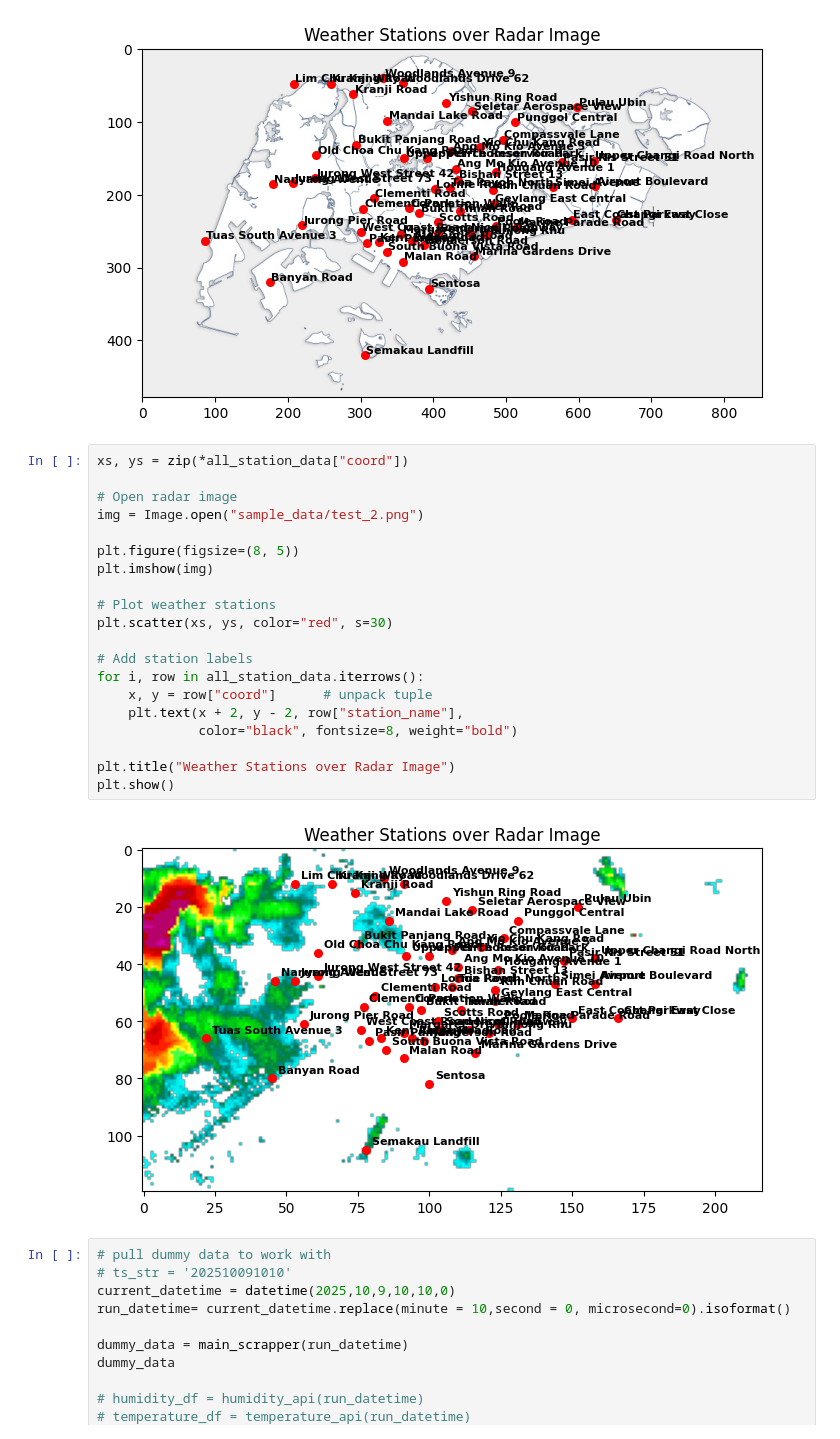
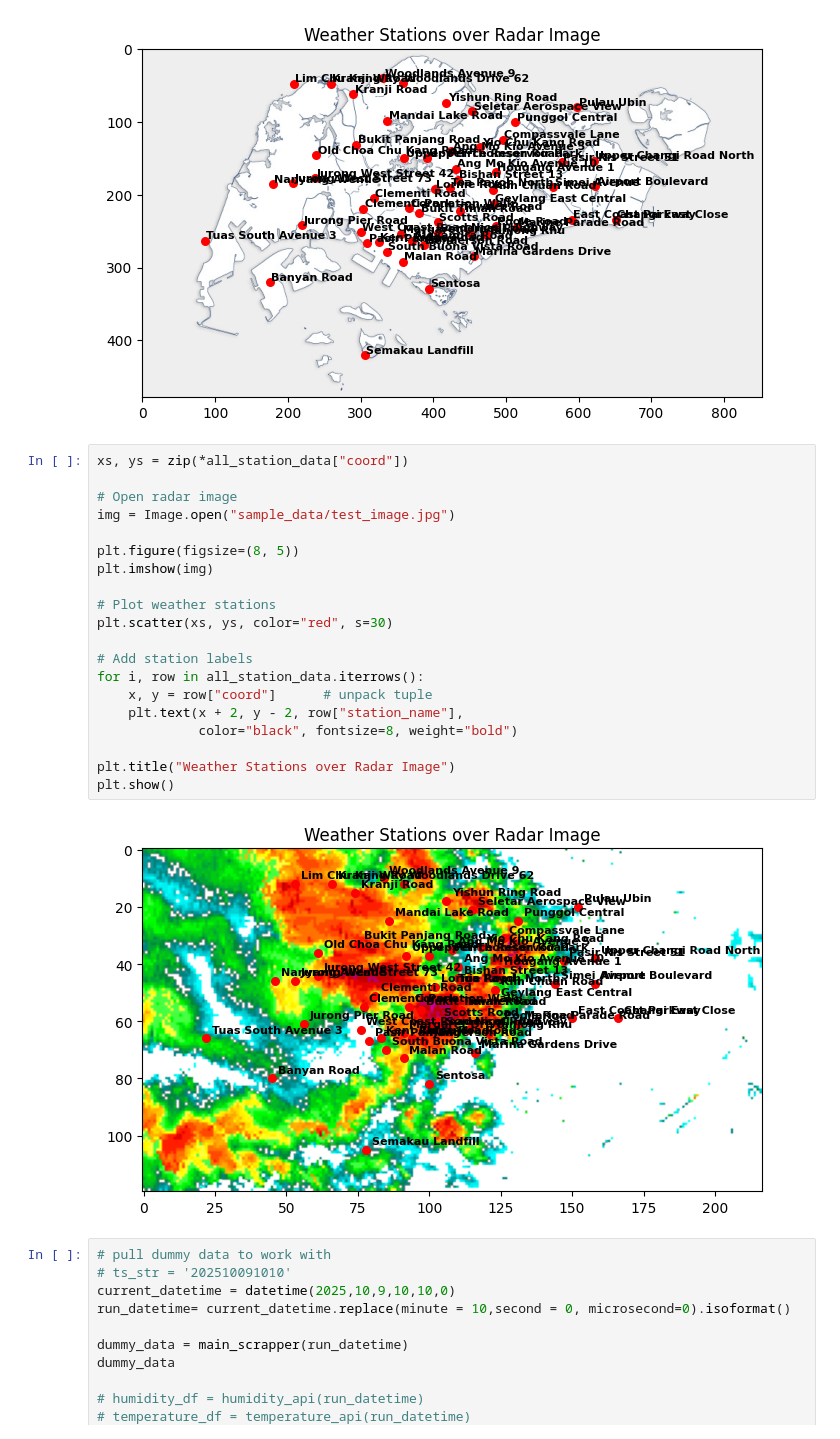
Before and after one commit to ShayneTan03/weather_app, a Jupyter notebook: backend/storm_object_detector/dev.ipynb, the cells around one changed output. Drawn from its saved outputs; the diff is of its cells as text.

```diff
--- a/backend/storm_object_detector/dev.ipynb
+++ b/backend/storm_object_detector/dev.ipynb
@@ -128,25 +129,25 @@ plt.show()
 # %%
 xs, ys = zip(*all_station_data["coord"])
 
 # Open radar image
-img = Image.open("sample_data/test_2.png")
+img = Image.open("sample_data/test_image.jpg")
 
 plt.figure(figsize=(8, 5))
 plt.imshow(img)
 
 # Plot weather stations
 plt.scatter(xs, ys, color="red", s=30)
 
 # Add station labels
 for i, row in all_station_data.iterrows():
     x, y = row["coord"]      # unpack tuple
     plt.text(x + 2, y - 2, row["station_name"],
              color="black", fontsize=8, weight="bold")
 
 plt.title("Weather Stations over Radar Image")
 plt.show()
 # %% [output]
-[figure, old version]
+[figure, new version]
 # %%
 # pull dummy data to work with
 # ts_str = '202510091010'
```
Also changed, not shown: parts of 7 cells of this notebook, 4 other files.
